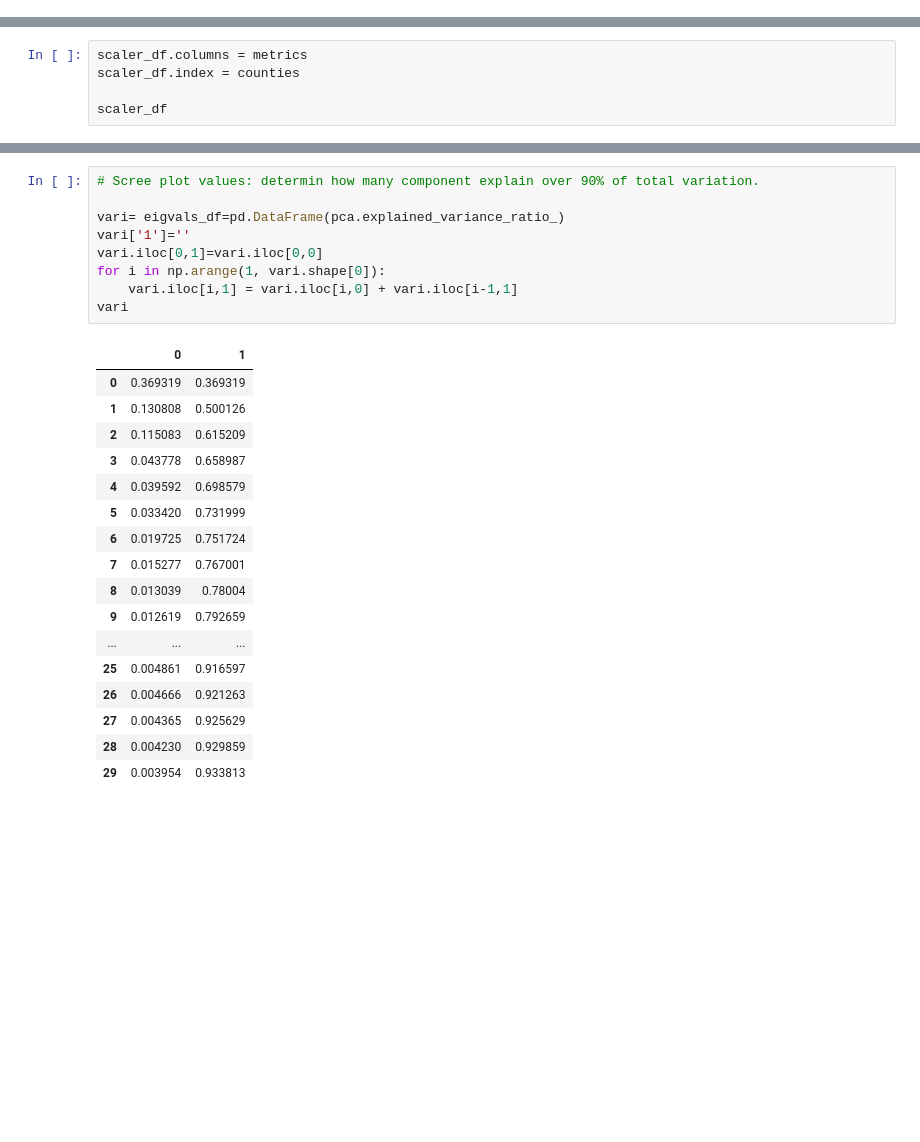
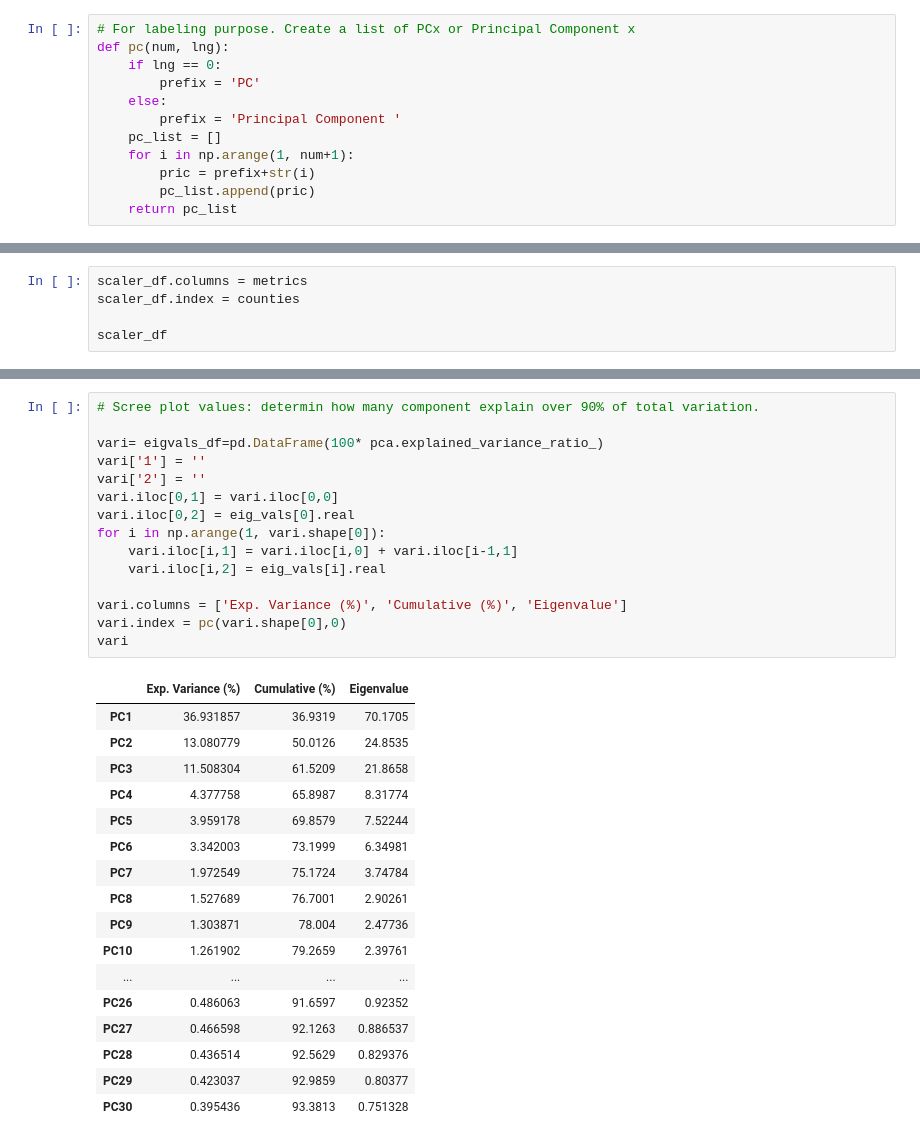
Before and after one commit to mforootan/NSS_Capstone_TN_land_use, a Jupyter notebook: cap_pca.ipynb, the cells around one changed output, grey strips where cells are left out. Drawn from its saved outputs; the diff is of its cells as text; blank space fills up the shorter version.

Commit message:
Scree plot & PCA done. Hover label needs fix

```diff
--- a/cap_pca.ipynb
+++ b/cap_pca.ipynb
@@ -29,0 +35,12 @@ from sklearn.decomposition import PCA as sklearnPCA
+# %%
+# For labeling purpose. Create a list of PCx or Principal Component x
+def pc(num, lng):
+    if lng == 0:
+        prefix = 'PC'
+    else:
+        prefix = 'Principal Component '
+    pc_list = []
+    for i in np.arange(1, num+1):
+        pric = prefix+str(i)
+        pc_list.append(pric)
+    return pc_list
@@ -179,27 +205,33 @@ pcaft_df
 # %%
 # Scree plot values: determin how many component explain over 90% of total variation.
 
-vari= eigvals_df=pd.DataFrame(pca.explained_variance_ratio_)
-vari['1']=''
-vari.iloc[0,1]=vari.iloc[0,0]
+vari= eigvals_df=pd.DataFrame(100* pca.explained_variance_ratio_)
+vari['1'] = ''
+vari['2'] = ''
+vari.iloc[0,1] = vari.iloc[0,0]
+vari.iloc[0,2] = eig_vals[0].real
 for i in np.arange(1, vari.shape[0]):
     vari.iloc[i,1] = vari.iloc[i,0] + vari.iloc[i-1,1]
+    vari.iloc[i,2] = eig_vals[i].real
+
+vari.columns = ['Exp. Variance (%)', 'Cumulative (%)', 'Eigenvalue']
+vari.index = pc(vari.shape[0],0)
 vari
 # %% [output]
-|  | 0 | 1 |
-| 0 | 0.369319 | 0.369319 |
-| 1 | 0.130808 | 0.500126 |
-| 2 | 0.115083 | 0.615209 |
-| 3 | 0.043778 | 0.658987 |
-| 4 | 0.039592 | 0.698579 |
-| 5 | 0.033420 | 0.731999 |
-| 6 | 0.019725 | 0.751724 |
-| 7 | 0.015277 | 0.767001 |
-| 8 | 0.013039 | 0.78004 |
-| 9 | 0.012619 | 0.792659 |
-| ... | ... | ... |
-| 25 | 0.004861 | 0.916597 |
-| 26 | 0.004666 | 0.921263 |
-| 27 | 0.004365 | 0.925629 |
-| 28 | 0.004230 | 0.929859 |
-| 29 | 0.003954 | 0.933813 |
+|  | Exp. Variance (%) | Cumulative (%) | Eigenvalue |
+| PC1 | 36.931857 | 36.9319 | 70.1705 |
+| PC2 | 13.080779 | 50.0126 | 24.8535 |
+| PC3 | 11.508304 | 61.5209 | 21.8658 |
+| PC4 | 4.377758 | 65.8987 | 8.31774 |
+| PC5 | 3.959178 | 69.8579 | 7.52244 |
+| PC6 | 3.342003 | 73.1999 | 6.34981 |
+| PC7 | 1.972549 | 75.1724 | 3.74784 |
+| PC8 | 1.527689 | 76.7001 | 2.90261 |
+| PC9 | 1.303871 | 78.004 | 2.47736 |
+| PC10 | 1.261902 | 79.2659 | 2.39761 |
+| ... | ... | ... | ... |
+| PC26 | 0.486063 | 91.6597 | 0.92352 |
+| PC27 | 0.466598 | 92.1263 | 0.886537 |
+| PC28 | 0.436514 | 92.5629 | 0.829376 |
+| PC29 | 0.423037 | 92.9859 | 0.80377 |
+| PC30 | 0.395436 | 93.3813 | 0.751328 |
```
Also changed, not shown: parts of 16 cells of this notebook, 2 other files.
